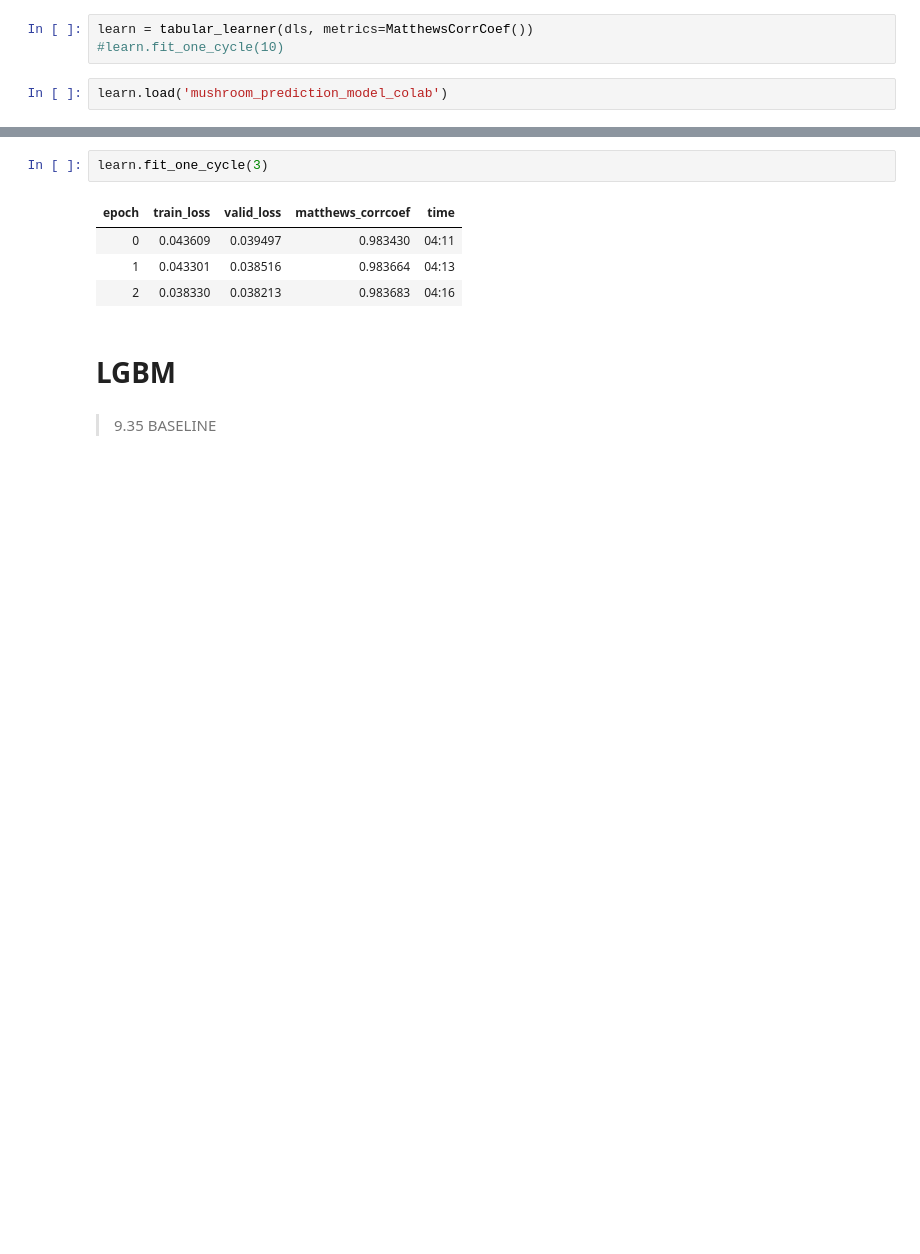
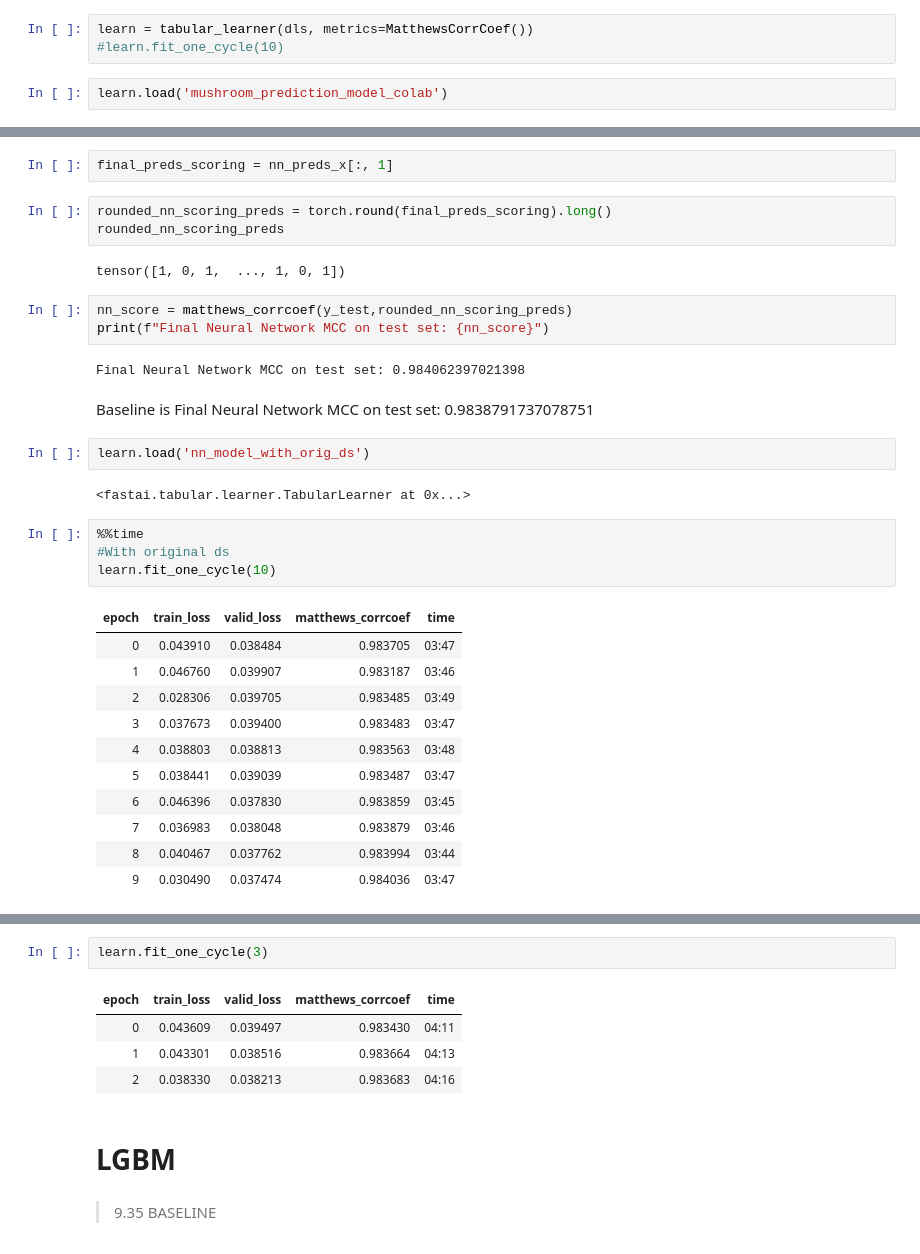
Before and after one commit to rubanzasilva/poisonous_mushrooms_classification, a Jupyter notebook: ensemble.ipynb, the cells around one changed output, grey strips where cells are left out. Saved outputs shown, nothing was run; the diff lists cells and outputs as text; blank space fills up the shorter version.

```diff
--- a/ensemble.ipynb
+++ b/ensemble.ipynb
@@ -564,0 +684,34 @@ learn.fit_one_cycle(5)
+# %%
+final_preds_scoring = nn_preds_x[:, 1]
+# %%
+rounded_nn_scoring_preds = torch.round(final_preds_scoring).long()
+rounded_nn_scoring_preds
+# %% [output]
+tensor([1, 0, 1,  ..., 1, 0, 1])
+# %%
+nn_score = matthews_corrcoef(y_test,rounded_nn_scoring_preds)
+print(f"Final Neural Network MCC on test set: {nn_score}")
+# %% [output]
+Final Neural Network MCC on test set: 0.984062397021398
+# %% [markdown]
+Baseline is Final Neural Network MCC on test set: 0.9838791737078751
+# %%
+learn.load('nn_model_with_orig_ds')
+# %% [output]
+<fastai.tabular.learner.TabularLearner at 0x...>
+# %%
+%%time
+#With original ds
+learn.fit_one_cycle(10)
+# %% [output]
+| epoch | train_loss | valid_loss | matthews_corrcoef | time |
+| 0 | 0.043910 | 0.038484 | 0.983705 | 03:47 |
+| 1 | 0.046760 | 0.039907 | 0.983187 | 03:46 |
+| 2 | 0.028306 | 0.039705 | 0.983485 | 03:49 |
+| 3 | 0.037673 | 0.039400 | 0.983483 | 03:47 |
+| 4 | 0.038803 | 0.038813 | 0.983563 | 03:48 |
+| 5 | 0.038441 | 0.039039 | 0.983487 | 03:47 |
+| 6 | 0.046396 | 0.037830 | 0.983859 | 03:45 |
+| 7 | 0.036983 | 0.038048 | 0.983879 | 03:46 |
+| 8 | 0.040467 | 0.037762 | 0.983994 | 03:44 |
+| 9 | 0.030490 | 0.037474 | 0.984036 | 03:47 |
```
Also changed, not shown: parts of 46 cells of this notebook, 1 other file.
